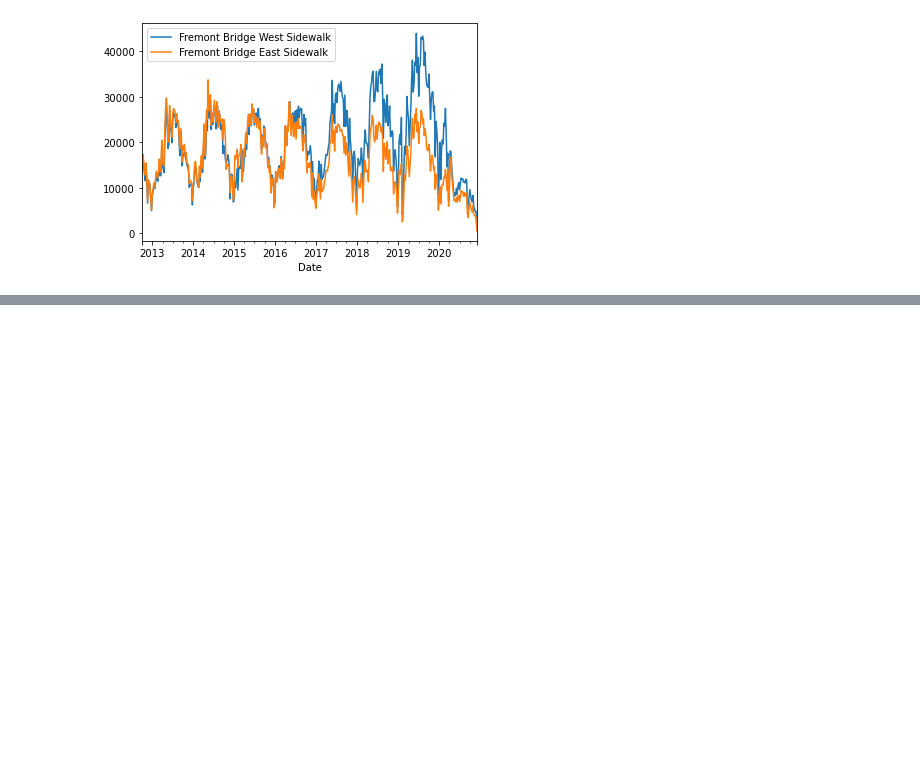
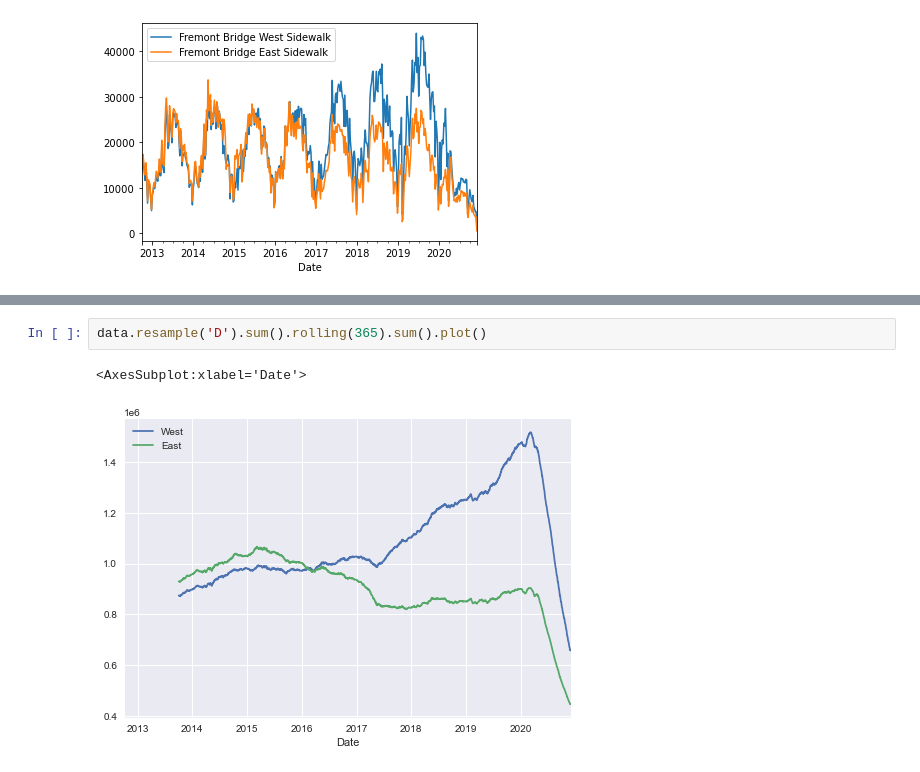
Before and after one commit to boussema/JupiterWorkFlow, a Jupyter notebook: JupyterWorkFlow.ipynb, the cells around one changed output, grey strips where cells are left out. Drawn from its saved outputs; the diff is of its cells as text; blank space fills up the shorter version.

```diff
--- a/JupyterWorkFlow.ipynb
+++ b/JupyterWorkFlow.ipynb
@@ -25,0 +37,5 @@ data.resample('W').sum().plot();
+# %%
+data.resample('D').sum().rolling(365).sum().plot()
+# %% [output]
+<AxesSubplot:xlabel='Date'>
+[figure, added]
```
Also changed, not shown: parts of 8 cells of this notebook.
